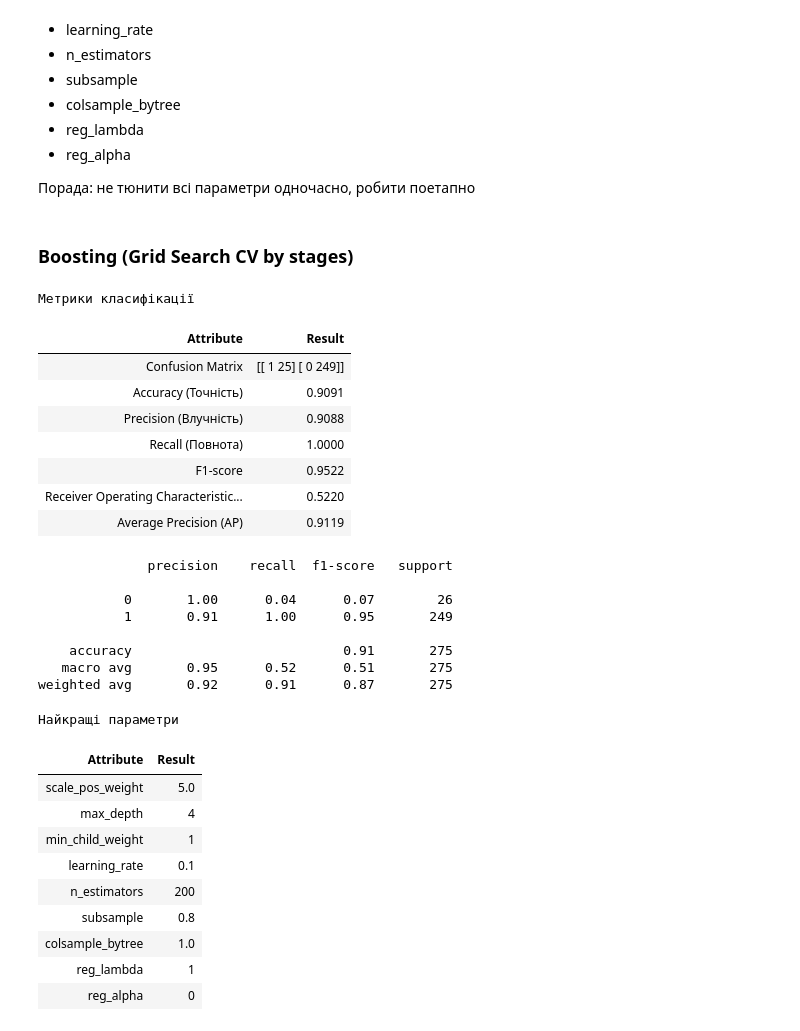
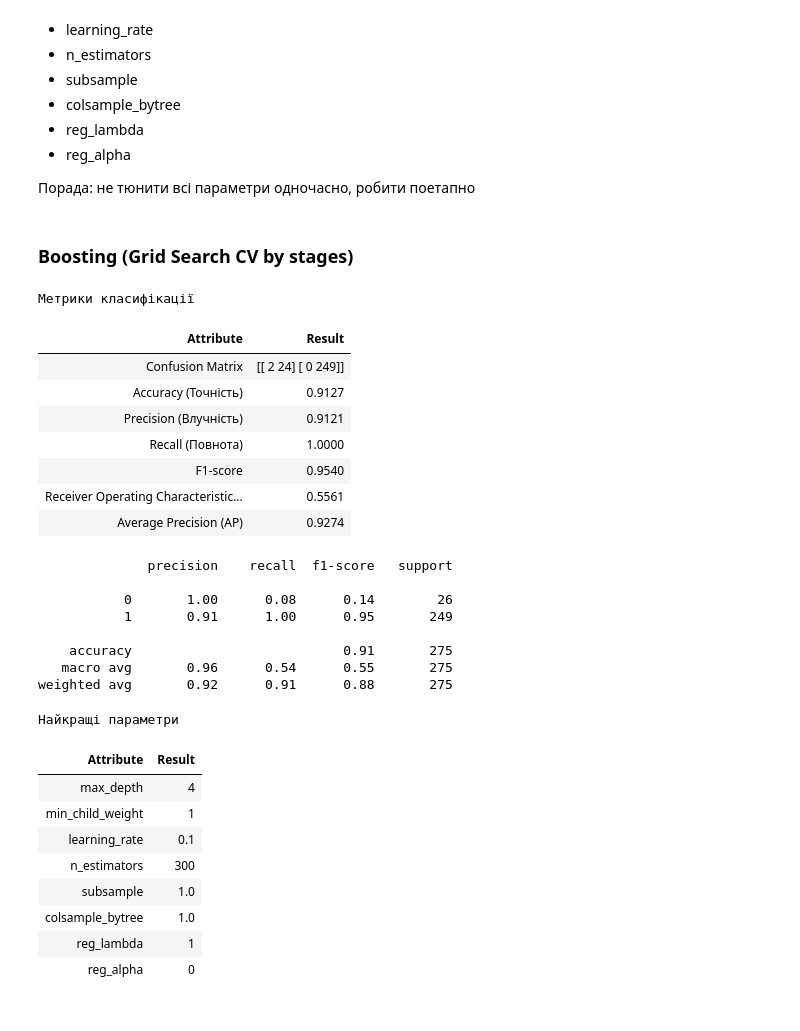
Before and after one commit to BogdanPinchuk/DataScience-PBY_HW20_Course_Project, a Jupyter notebook: Bohdan_Pinchuk_DS_HW20.ipynb, the cells around one changed output. Saved outputs shown, nothing was run; the diff lists cells and outputs as text; code cells hidden in the pictures.

```diff
--- a/Bohdan_Pinchuk_DS_HW20.ipynb
+++ b/Bohdan_Pinchuk_DS_HW20.ipynb
@@ -3140,11 +3140,11 @@ from sklearn.metrics import precision_recall_curve, roc_curve
 n_splits = 5
 rng_seed = 42
 scoring = 'roc_auc'
-load_model = True
+load_model = False
 
 check_weight = float(max(sorted_target_values_count) / min(sorted_target_values_count))
 grid_params = {
-    "scale_pos_weight": [0.1, 0.5, 1.0, 2.0, 3.0, 5.0, 7.0, 10.0, check_weight],
+    # "scale_pos_weight": [0.1, 0.5, 1.0, 2.0, 3.0, 5.0, 7.0, 10.0, check_weight],
     "max_depth": [3, 4, 5, 6, 10, 15, 20],
     "min_child_weight": [1, 3, 5, 10, 20],
     "learning_rate": [0.01, 0.05, 0.1],
@@ -3181,56 +3181,55 @@ for idx, (param_name, value_list) in enumerate(grid_params.items()):
                                    n_jobs=-1)
         grid_search.fit(X_train, Y_train, verbose=0)
         # save model
         joblib.dump(grid_search, model_file_name)
 
     # save parameter
     model_config[param_name] = grid_search.best_params_[param_name]
 
 if grid_search is not None:
     best_model = grid_search.best_estimator_
 
     Y_pred_xgb_grid_stages = best_model.predict(X_test)
     Y_prob_xgb_grid_stages = best_model.predict_proba(X_test)[:, 1]
 
     fpr, tpr, _ = roc_curve(Y_test, Y_prob_xgb_grid_stages)
     prec, rec, _ = precision_recall_curve(Y_test, Y_prob_xgb_grid_stages)
 
     # Print results
     display(Markdown(f"### Boosting (Grid Search CV by stages)"))
     df_xgb_grid_stages = mn.calc_class_metrics(Y_test, Y_pred_xgb_grid_stages, Y_prob_xgb_grid_stages)
 
 rp = rpt.Reporter()
 for param_name, param_values in model_config.items():
     rp.add_item(str(param_name), str(param_values))
 
 rp.print_pd_report("Найкращі параметри")
 # %% [output]
 ### Boosting (Grid Search CV by stages)
 Метрики класифікації
 | Attribute | Result |
-| Confusion Matrix | [[ 1 25] [ 0 249]] |
-| Accuracy (Точність) | 0.9091 |
-| Precision (Влучність) | 0.9088 |
+| Confusion Matrix | [[ 2 24] [ 0 249]] |
+| Accuracy (Точність) | 0.9127 |
+| Precision (Влучність) | 0.9121 |
 | Recall (Повнота) | 1.0000 |
-| F1-score | 0.9522 |
-| Receiver Operating Characteristic... | 0.5220 |
-| Average Precision (AP) | 0.9119 |
+| F1-score | 0.9540 |
+| Receiver Operating Characteristic... | 0.5561 |
+| Average Precision (AP) | 0.9274 |
               precision    recall  f1-score   support
 
-           0       1.00      0.04      0.07        26
+           0       1.00      0.08      0.14        26
            1       0.91      1.00      0.95       249
 
     accuracy                           0.91       275
-   macro avg       0.95      0.52      0.51       275
-weighted avg       0.92      0.91      0.87       275
+   macro avg       0.96      0.54      0.55       275
+weighted avg       0.92      0.91      0.88       275
 Найкращі параметри
 | Attribute | Result |
-| scale_pos_weight | 5.0 |
 | max_depth | 4 |
 | min_child_weight | 1 |
 | learning_rate | 0.1 |
-| n_estimators | 200 |
-| subsample | 0.8 |
+| n_estimators | 300 |
+| subsample | 1.0 |
 | colsample_bytree | 1.0 |
 | reg_lambda | 1 |
 | reg_alpha | 0 |
```
Also changed, not shown: parts of 3 cells of this notebook, 13 other files.
